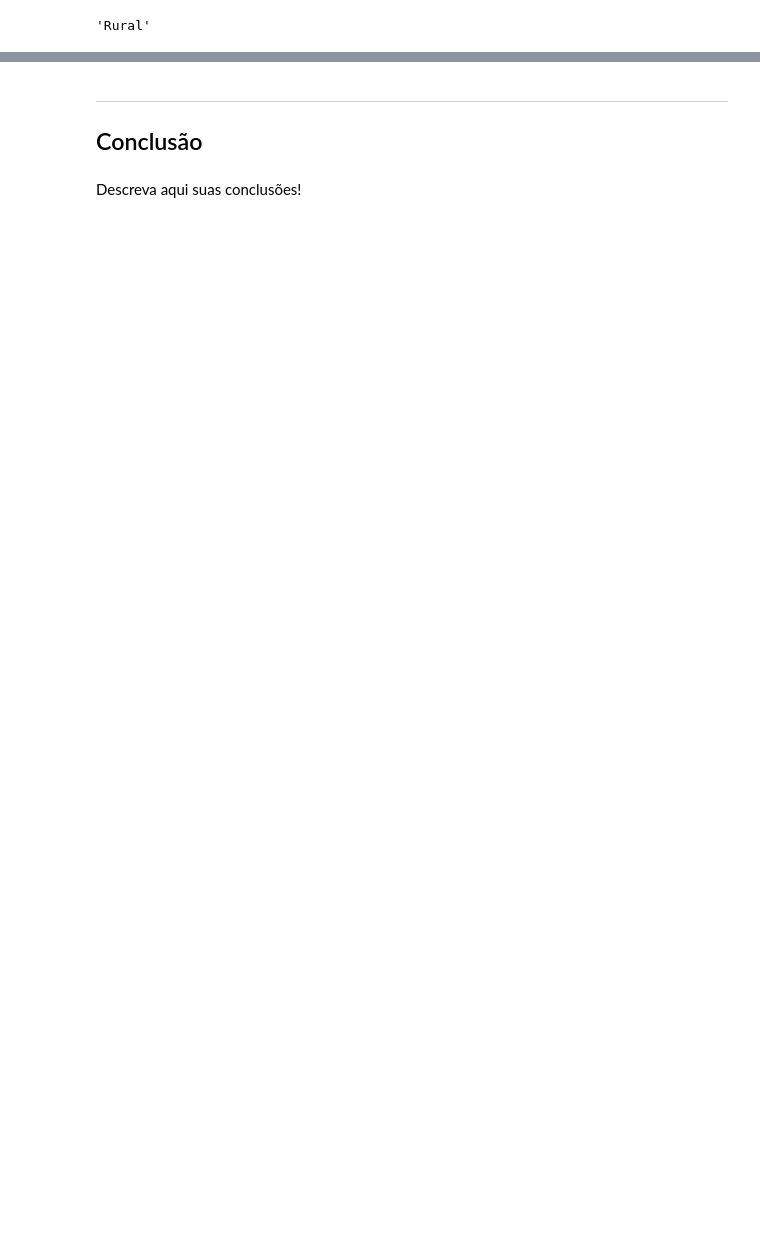
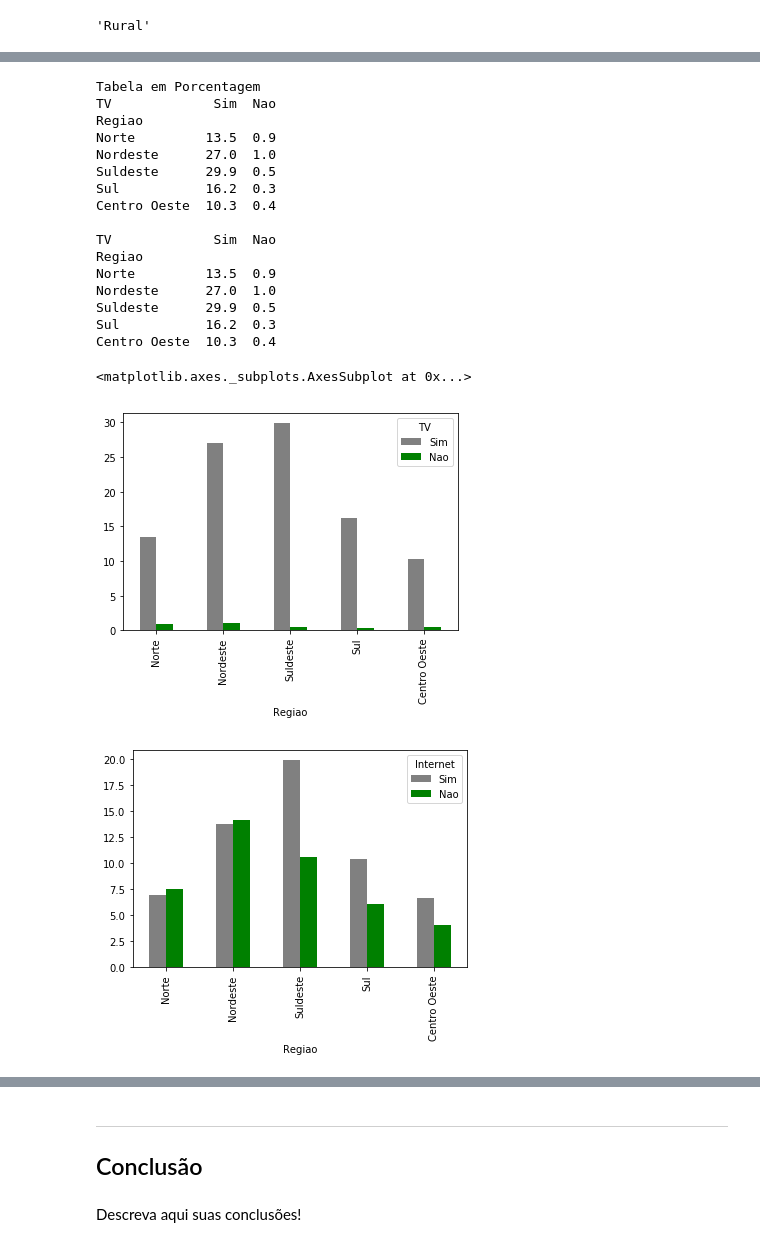
Before and after one commit to gabrielvf1/CienciaDosDados, a Jupyter notebook: Projeto1 Layout.ipynb, the cells around one changed output, grey strips where cells are left out. Cells and saved outputs as stored; diff of their text form; code cells hidden in the pictures; blank space fills up the shorter version.

```diff
--- a/Projeto1 Layout.ipynb
+++ b/Projeto1 Layout.ipynb
@@ -116,0 +249,33 @@ Name: Regiao, dtype: int64
+# %%
+print('Tabela em Porcentagem')
+ct2=(pd.crosstab(dadosFinal.Regiao,dadosFinal.TV,margins=True,rownames=['Regiao'], colnames=['TV'], normalize='all')*100).round(decimals=1)
+ct2=ct2.loc[['Norte', 'Nordeste', 'Suldeste', 'Sul', 'Centro Oeste'],['Sim','Nao']]
+print(ct2,'\n')
+
+ct2.plot(kind='bar', color=('grey', 'green'))
+
+ct3=(pd.crosstab(dadosFinal.Regiao,dadosFinal.Internet,margins=True,rownames=['Regiao'], colnames=['Internet'], normalize='all')*100).round(decimals=1)
+ct3=ct3.loc[['Norte', 'Nordeste', 'Suldeste', 'Sul', 'Centro Oeste'],['Sim','Nao']]
+print(ct2,'\n')
+
+ct3.plot(kind='bar', color=('grey', 'green'))
+# %% [output]
+Tabela em Porcentagem
+TV             Sim  Nao
+Regiao
+Norte         13.5  0.9
+Nordeste      27.0  1.0
+Suldeste      29.9  0.5
+Sul           16.2  0.3
+Centro Oeste  10.3  0.4
+
+TV             Sim  Nao
+Regiao
+Norte         13.5  0.9
+Nordeste      27.0  1.0
+Suldeste      29.9  0.5
+Sul           16.2  0.3
+Centro Oeste  10.3  0.4
+<matplotlib.axes._subplots.AxesSubplot at 0x...>
+[figure, added]
+[figure, added]
```
Also changed, not shown: parts of 31 cells of this notebook, 1 other file.
